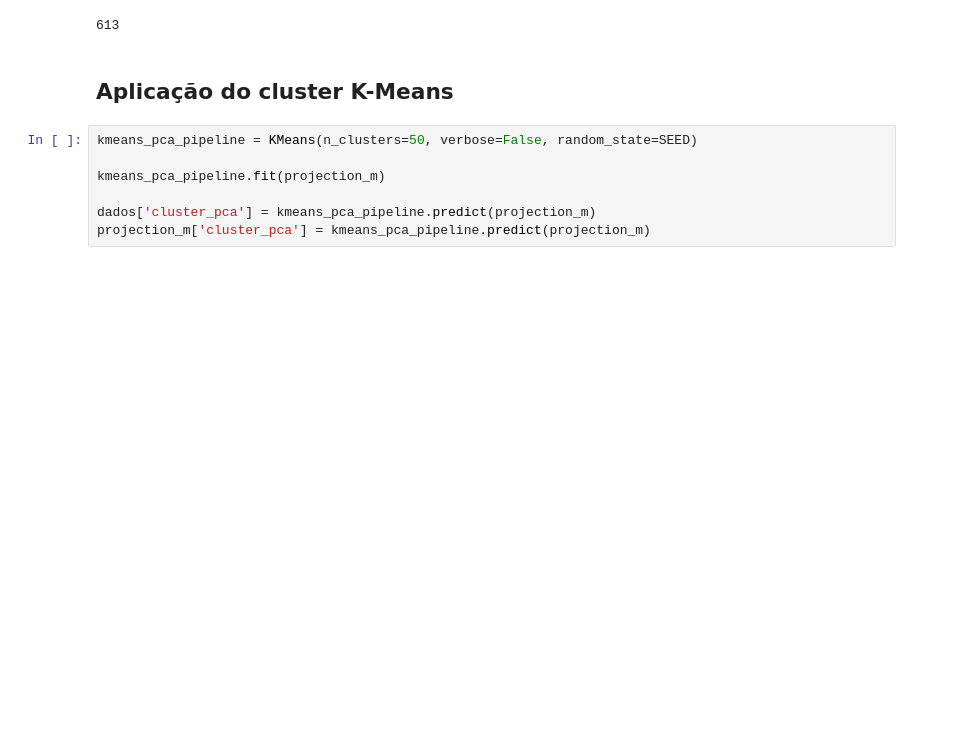
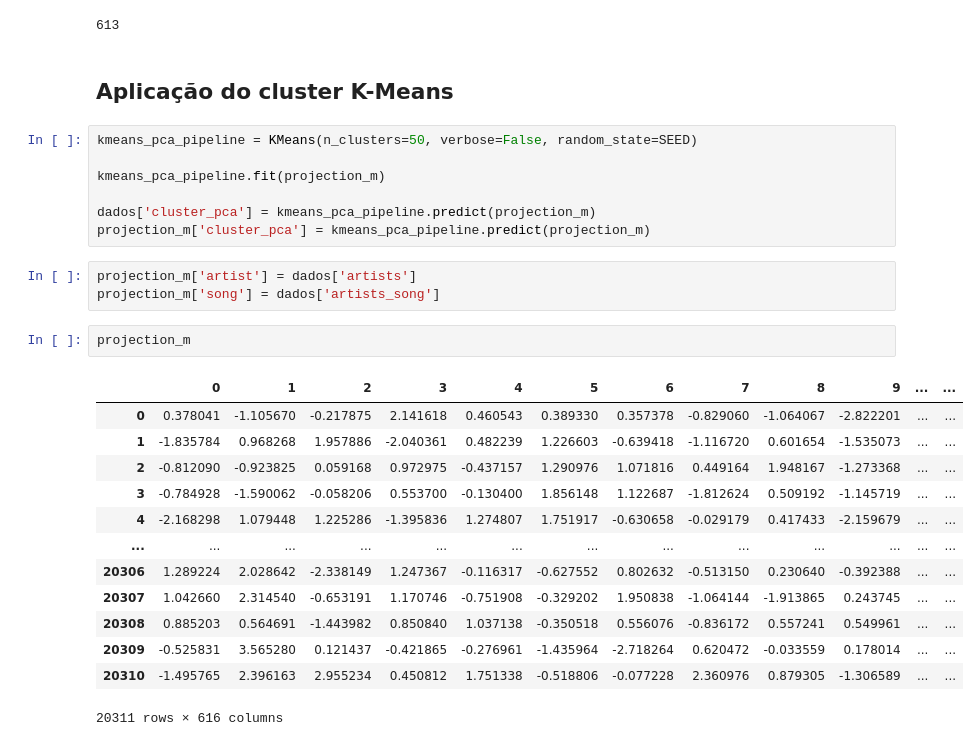
Before and after one commit to fcardosoo/Alura-021-Clustering-aplicado-recomendando-musicas-com-K-Means, a Jupyter notebook: Recomendados_de_musicas.ipynb, the cells around one changed output. Cells and saved outputs as stored; diff of their text form; blank space fills up the shorter version.

```diff
--- a/Recomendados_de_musicas.ipynb
+++ b/Recomendados_de_musicas.ipynb
@@ -509,3 +509,22 @@ kmeans_pca_pipeline.fit(projection_m)
 
 dados['cluster_pca'] = kmeans_pca_pipeline.predict(projection_m)
 projection_m['cluster_pca'] = kmeans_pca_pipeline.predict(projection_m)
+# %%
+projection_m['artist'] = dados['artists']
+projection_m['song'] = dados['artists_song']
+# %%
+projection_m
+# %% [output]
+|  | 0 | 1 | 2 | 3 | 4 | 5 | 6 | 7 | 8 | 9 | ... | ... |
+| 0 | 0.378041 | -1.105670 | -0.217875 | 2.141618 | 0.460543 | 0.389330 | 0.357378 | -0.829060 | -1.064067 | -2.822201 | ... | ... |
+| 1 | -1.835784 | 0.968268 | 1.957886 | -2.040361 | 0.482239 | 1.226603 | -0.639418 | -1.116720 | 0.601654 | -1.535073 | ... | ... |
+| 2 | -0.812090 | -0.923825 | 0.059168 | 0.972975 | -0.437157 | 1.290976 | 1.071816 | 0.449164 | 1.948167 | -1.273368 | ... | ... |
+| 3 | -0.784928 | -1.590062 | -0.058206 | 0.553700 | -0.130400 | 1.856148 | 1.122687 | -1.812624 | 0.509192 | -1.145719 | ... | ... |
+| 4 | -2.168298 | 1.079448 | 1.225286 | -1.395836 | 1.274807 | 1.751917 | -0.630658 | -0.029179 | 0.417433 | -2.159679 | ... | ... |
+| ... | ... | ... | ... | ... | ... | ... | ... | ... | ... | ... | ... | ... |
+| 20306 | 1.289224 | 2.028642 | -2.338149 | 1.247367 | -0.116317 | -0.627552 | 0.802632 | -0.513150 | 0.230640 | -0.392388 | ... | ... |
+| 20307 | 1.042660 | 2.314540 | -0.653191 | 1.170746 | -0.751908 | -0.329202 | 1.950838 | -1.064144 | -1.913865 | 0.243745 | ... | ... |
+| 20308 | 0.885203 | 0.564691 | -1.443982 | 0.850840 | 1.037138 | -0.350518 | 0.556076 | -0.836172 | 0.557241 | 0.549961 | ... | ... |
+| 20309 | -0.525831 | 3.565280 | 0.121437 | -0.421865 | -0.276961 | -1.435964 | -2.718264 | 0.620472 | -0.033559 | 0.178014 | ... | ... |
+| 20310 | -1.495765 | 2.396163 | 2.955234 | 0.450812 | 1.751338 | -0.518806 | -0.077228 | 2.360976 | 0.879305 | -1.306589 | ... | ... |
+20311 rows × 616 columns
```
Also changed, not shown: parts of 1 cell of this notebook.
